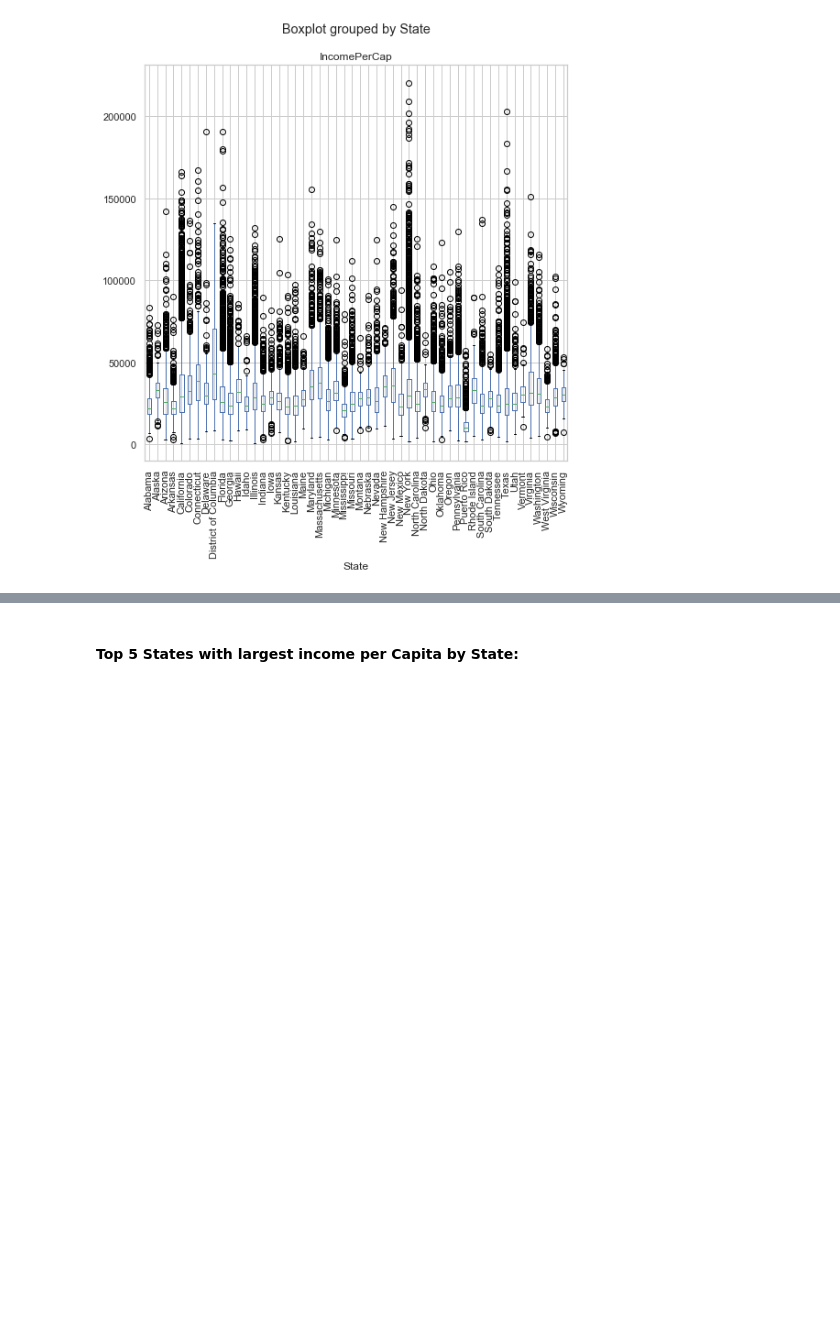
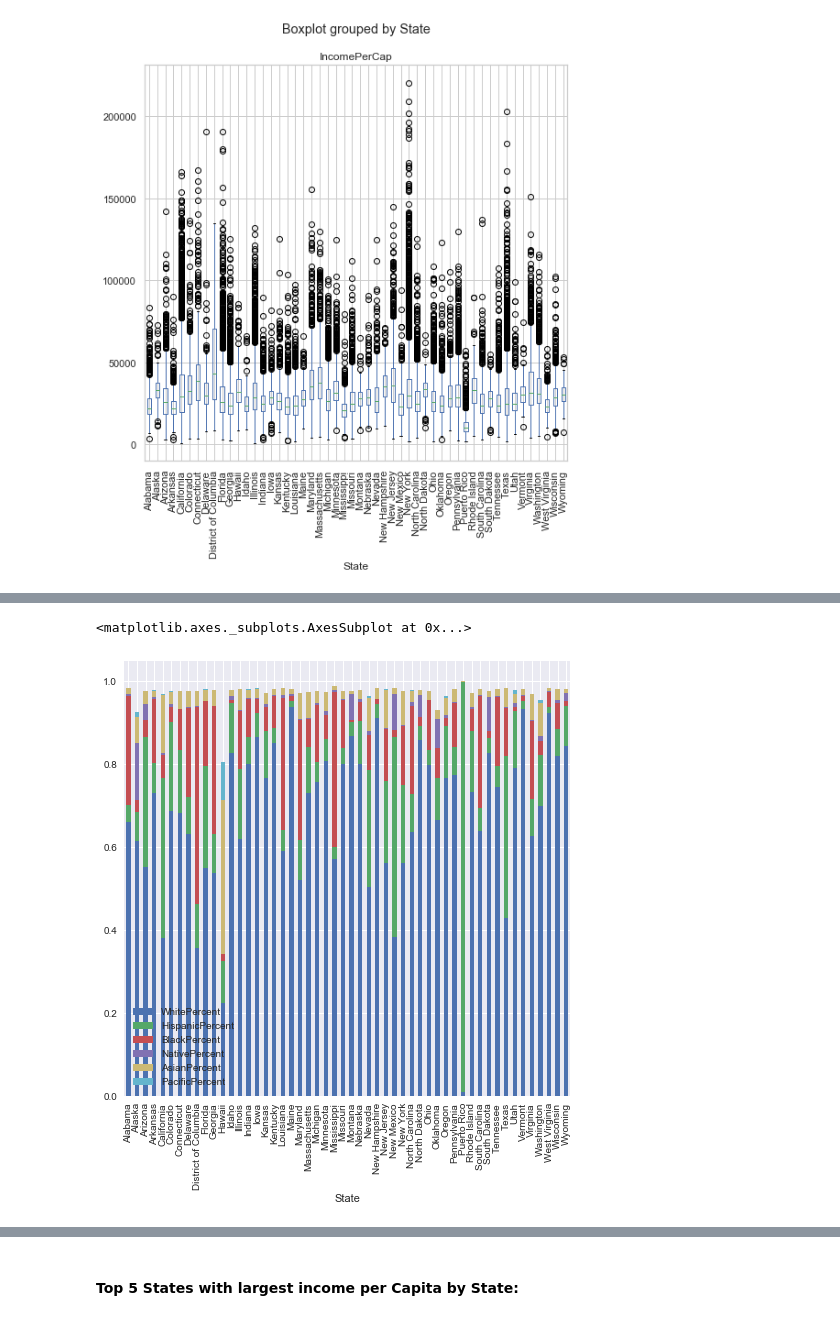
Before and after one commit to kmrollins/MSDS7331-Labs, a Jupyter notebook: MSDS7331-Lab1.ipynb, the cells around one changed output, grey strips where cells are left out. Cells and saved outputs as stored; diff of their text form; code cells hidden in the pictures; blank space fills up the shorter version.

```diff
--- a/MSDS7331-Lab1.ipynb
+++ b/MSDS7331-Lab1.ipynb
@@ -470,0 +463,24 @@ df_racePerc.plot(kind='bar', stacked=True, figsize=(8,8))
+# %%
+#Graph to compare race by percent composition in each state. Converted percents into counts for each
+#tract, summed counts by state, and then found percent of each race by state.
+df_17_race=df_17_cln[['TotalPop','State','White','Black','Hispanic','Asian','Native','Pacific']]
+race=['White','Black','Hispanic','Asian','Native','Pacific']
+df_17_race[race]/=100
+df_17_race['WhiteCount']=df_17_race['White']*df_17_race['TotalPop']
+df_17_race['BlackCount']=df_17_race['Black']*df_17_race['TotalPop']
+df_17_race['NativeCount']=df_17_race['Native']*df_17_race['TotalPop']
+df_17_race['HispanicCount']=df_17_race['Hispanic']*df_17_race['TotalPop']
+df_17_race['AsianCount']=df_17_race['Asian']*df_17_race['TotalPop']
+df_17_race['PacificCount']=df_17_race['Pacific']*df_17_race['TotalPop']
+df_sum2 = df_17_race.groupby(by=df_17_race.State).sum()
+df_sum2['WhitePercent'] = df_sum2['WhiteCount']/df_sum2['TotalPop']
+df_sum2['BlackPercent'] = df_sum2['BlackCount']/df_sum2['TotalPop']
+df_sum2['NativePercent'] = df_sum2['NativeCount']/df_sum2['TotalPop']
+df_sum2['HispanicPercent'] = df_sum2['HispanicCount']/df_sum2['TotalPop']
+df_sum2['AsianPercent'] = df_sum2['AsianCount']/df_sum2['TotalPop']
+df_sum2['PacificPercent'] = df_sum2['PacificCount']/df_sum2['TotalPop']
+df_racePerc = df_sum2.loc[: ,['WhitePercent', 'HispanicPercent','BlackPercent', 'NativePercent','AsianPercent','PacificPercent']]
+df_racePerc.plot(kind='bar', stacked=True, figsize=(8,8))
+# %% [output]
+<matplotlib.axes._subplots.AxesSubplot at 0x...>
+[figure, added]
```
Also changed, not shown: parts of 14 cells of this notebook.
